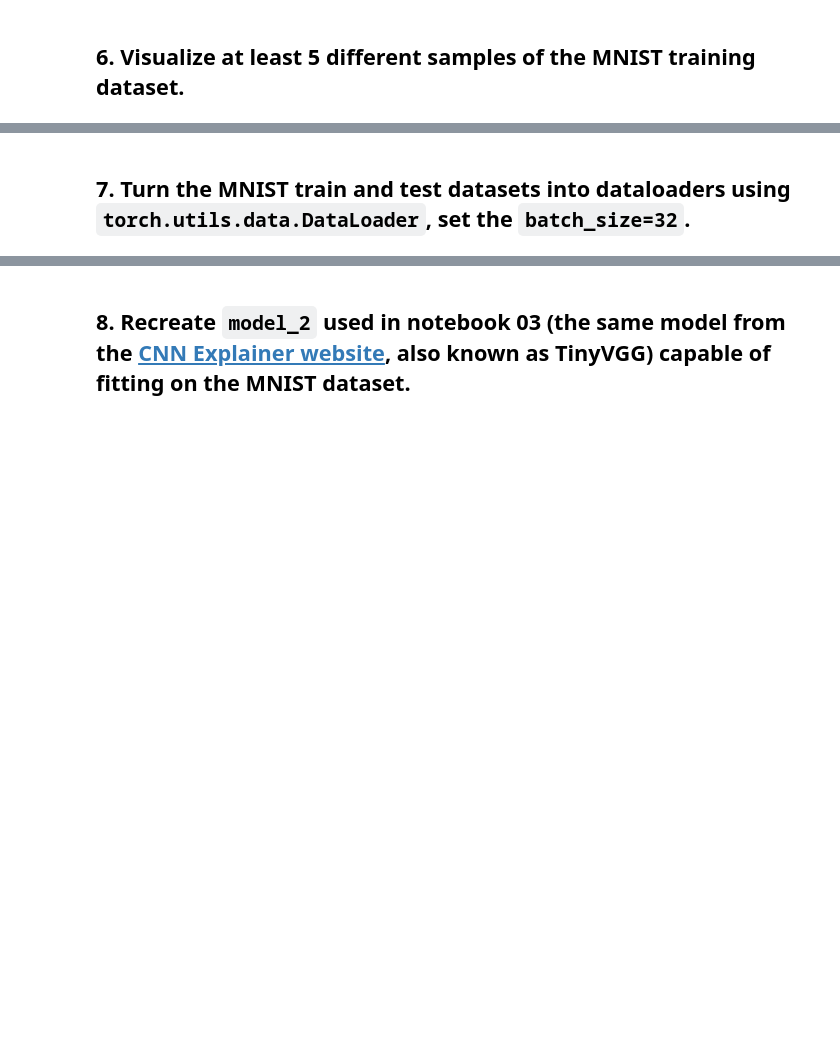
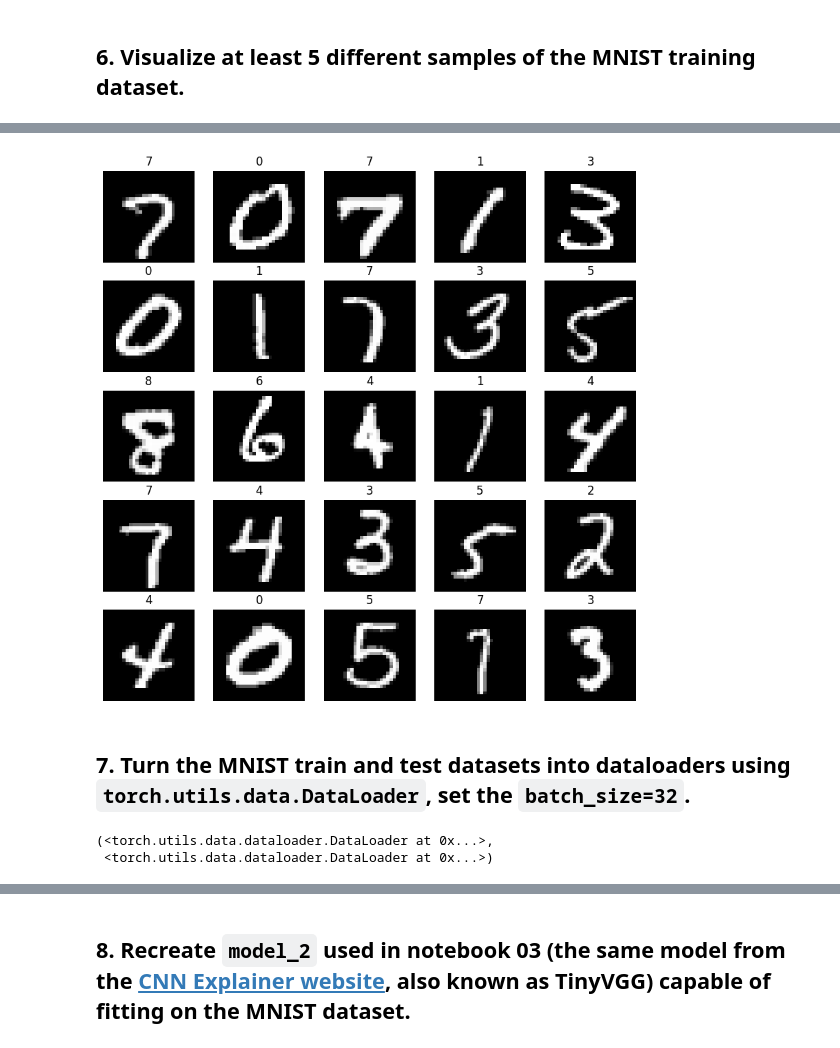
Before and after one commit to PanavShah1/deep_learning, a Jupyter notebook: 03_pytorch_computer_vision_exercises.ipynb, the cells around one changed output, grey strips where cells are left out. Saved outputs shown, nothing was run; the diff lists cells and outputs as text; code cells hidden in the pictures; blank space fills up the shorter version.

```diff
--- a/03_pytorch_computer_vision_exercises.ipynb
+++ b/03_pytorch_computer_vision_exercises.ipynb
@@ -66,2 +104,17 @@ print(torch.__version__)
+# %%
+import random
+
+rows, cols = 5, 5
+
+fig = plt.figure(figsize=(10, 10))
+for i in range(rows*cols):
+  fig.add_subplot(rows, cols, i+1)
+  rand_idx = random.randint(0, len(train_dataset))
+  image, label = train_dataset[rand_idx]
+  plt.imshow(image.squeeze(), cmap="gray")
+  plt.title(label)
+  plt.axis(False)
+# %% [output]
+[figure, added]
 # %% [markdown]
 ## 7. Turn the MNIST train and test datasets into dataloaders using `torch.utils.data.DataLoader`, set the `batch_size=32`.
@@ -67,0 +126,5 @@ print(torch.__version__)
+# %%
+test_batch, train_batch
+# %% [output]
+(<torch.utils.data.dataloader.DataLoader at 0x...>,
+ <torch.utils.data.dataloader.DataLoader at 0x...>)
```
Also changed, not shown: parts of 13 cells of this notebook.
